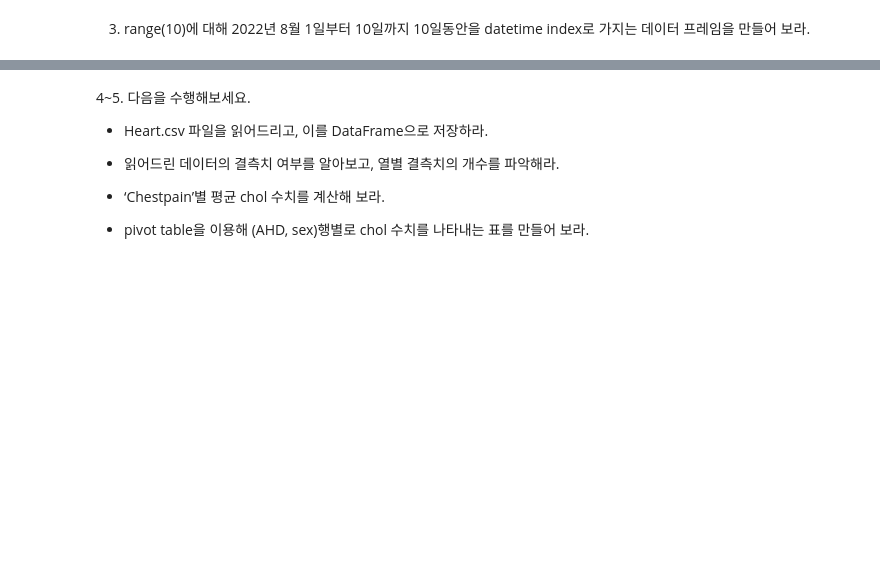
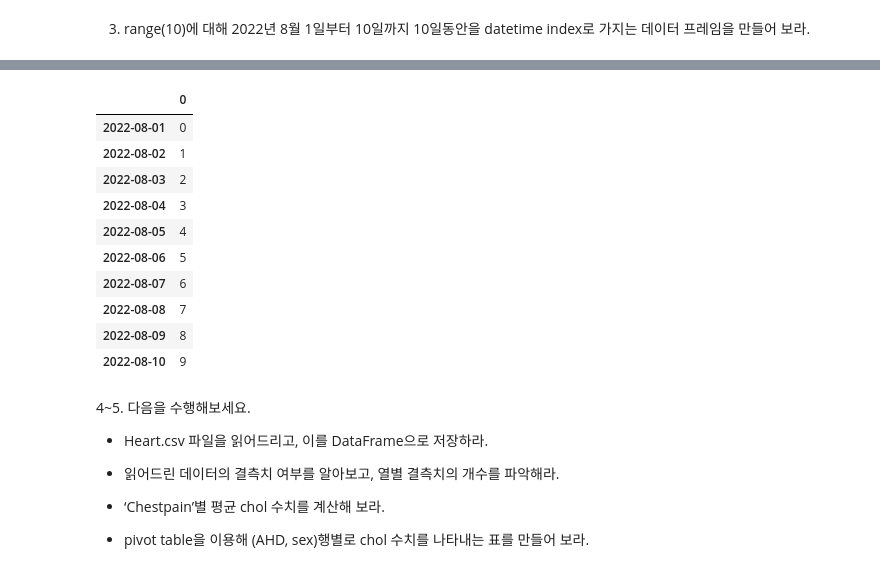
Before and after one commit to raneeKim/SW_CAMP, a Jupyter notebook: 파이썬을 활용한 기초 프로그래밍/DailyQuiz/Q11.ipynb, the cells around one changed output, grey strips where cells are left out. Saved outputs shown, nothing was run; the diff lists cells and outputs as text; code cells hidden in the pictures; blank space fills up the shorter version.

```diff
--- a/파이썬을 활용한 기초 프로그래밍/DailyQuiz/Q11.ipynb
+++ b/파이썬을 활용한 기초 프로그래밍/DailyQuiz/Q11.ipynb
@@ -48,3 +68,19 @@ df
+# %%
+date_time = pd.date_range("2022-08-01",periods=10)
+df = pd.DataFrame(np.arange(10), index=date_time)
+df
+# %% [output]
+|  | 0 |
+| 2022-08-01 | 0 |
+| 2022-08-02 | 1 |
+| 2022-08-03 | 2 |
+| 2022-08-04 | 3 |
+| 2022-08-05 | 4 |
+| 2022-08-06 | 5 |
+| 2022-08-07 | 6 |
+| 2022-08-08 | 7 |
+| 2022-08-09 | 8 |
+| 2022-08-10 | 9 |
 # %% [markdown]
 4~5. 다음을 수행해보세요.
 
```
Also changed, not shown: parts of 17 cells of this notebook, 1 other file.
